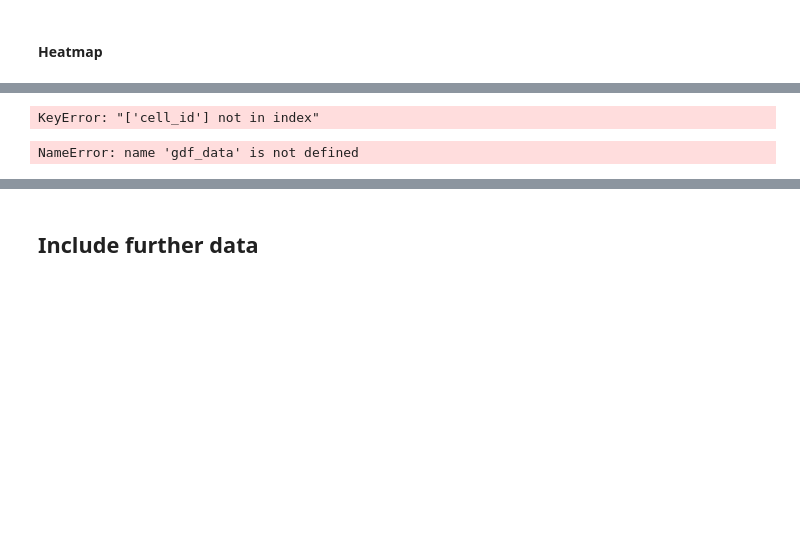
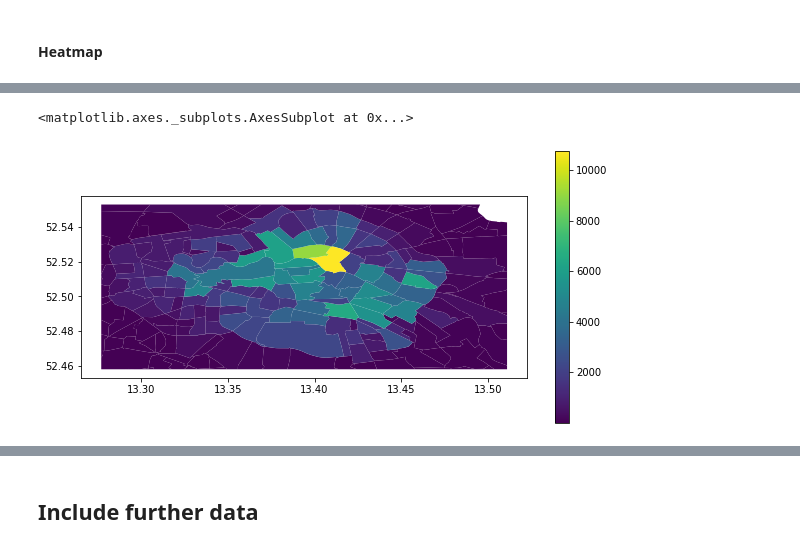
Before and after one commit to technologiestiftung/bike-sharing, a Jupyter notebook: src/analysis/pseudonomysed.ipynb, the cells around one changed output, grey strips where cells are left out. Cells and saved outputs as stored; diff of their text form; code cells hidden in the pictures; blank space fills up the shorter version.

Commit message:
update analysis with pseudonomysed data

```diff
--- a/src/analysis/pseudonomysed.ipynb
+++ b/src/analysis/pseudonomysed.ipynb
@@ -347,20 +336,3 @@ ax = geoplot.kdeplot(gdf_end,
                      shade=True, shade_lowest=False,
                      clip=plr.geometry, figsize=(20,20))
 geoplot.polyplot(plr, ax=ax, zorder=1, figsize=(20,20))
-# %%
-# cross with Planungsräume
-
-plr.rename(index=str, columns={"spatial_name": "cell_id"}, inplace=True)
-# plr[['cell_id', 'geometry']].to_file('planungsraeume.json', driver='GeoJSON')
-df_viz = pd.DataFrame(gdf)[['cell_id', 'geometry']]
-plr.set_index('cell_id', inplace=True)
-# plr['geometry'].to_file('test2.json', driver='GeoJSON', index='False')
-#f= open("formatted-viz.json","w")
-#f.write(gdf['geometry'].to_json())
-#f.close()
-test = plr['geometry'].to_dict()
-for key, values in test.items():
-    print (key)
-# test = pd.read_json('test.json', orient='records')
-# %% [output]
-KeyError: "['cell_id'] not in index"
@@ -369,4 +338,0 @@ KeyError: "['cell_id'] not in index"
-# %%
-pointInPolys = sjoin(plr.head(), gdf, how='left')
-# %% [output]
-NameError: name 'gdf_data' is not defined
@@ -376,0 +339,29 @@ gpd.overlay(gdf, plr)
+# %%
+start_in_plr = sjoin(plr, gdf, how='inner')
+
+counts = start_in_plr.groupby('spatial_name').count()
+counts.rename(columns={'gml_id':'ride_count'}, inplace=True)
+
+start_in_plr = plr.set_index('spatial_name').join(counts['ride_count'], how='inner')
+# %%
+# inner ring bounding box
+lat_point_list = [52.553, 52.458,52.553, 52.458]
+lon_point_list = [13.277, 13.511, 13.511, 13.277]
+
+polygon_geom = Polygon(zip(lon_point_list, lat_point_list))
+crs = {'init': 'epsg:4326'}
+berlin_bbox = gpd.GeoDataFrame(index=[0], crs=crs, geometry=[polygon_geom])
+
+bounding_box = berlin_bbox.envelope
+bounding_box = gpd.GeoDataFrame(gpd.GeoSeries(bounding_box), columns=['geometry'])
+# %%
+inner_ring = gpd.overlay(bounding_box, start_in_plr, how='intersection')
+
+inner_ring.crs = {'init':'epsg:25833'}
+inner_ring = inner_ring.to_crs(epsg=25833)
+
+fig, ax = plt.pyplot.subplots(1, 1, figsize=(10,5))
+inner_ring.plot(column='ride_count', ax=ax, legend=True)
+# %% [output]
+<matplotlib.axes._subplots.AxesSubplot at 0x...>
+[figure, added]
```
Also changed, not shown: parts of 20 cells of this notebook.
